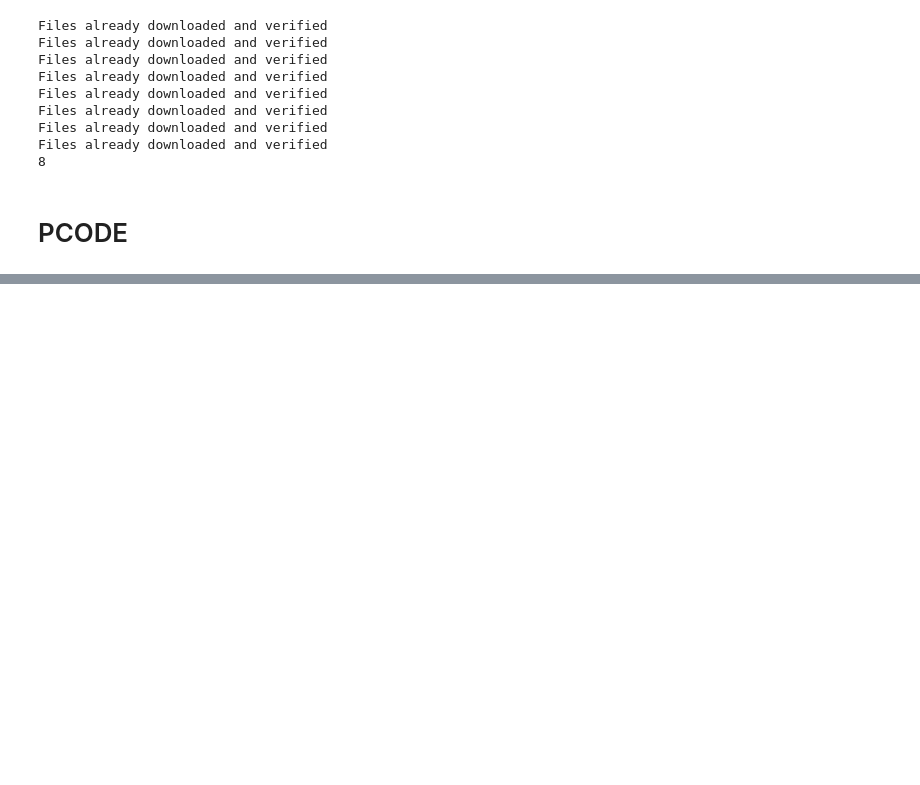
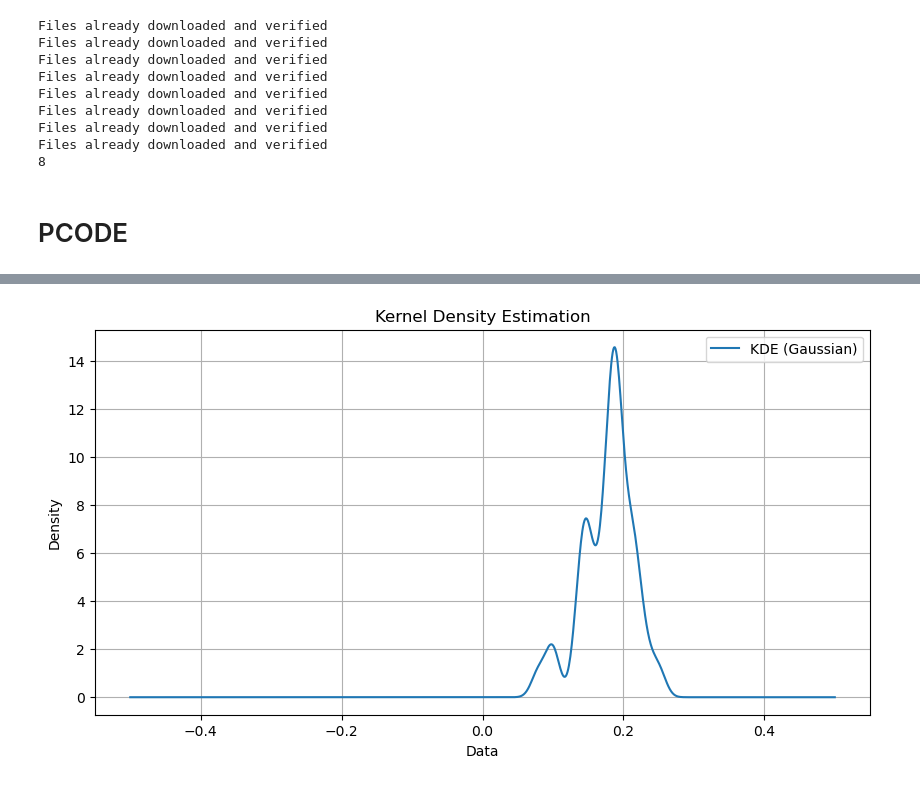
Before and after one commit to mzhyui/PHTDA-Net, a Jupyter notebook: phcluseter_v3_distance_adjust.ipynb, the cells around one changed output, grey strips where cells are left out. Saved outputs shown, nothing was run; the diff lists cells and outputs as text; code cells hidden in the pictures; blank space fills up the shorter version.

```diff
--- a/phcluseter_v3_distance_adjust.ipynb
+++ b/phcluseter_v3_distance_adjust.ipynb
@@ -450,3 +477,28 @@ total score : 1.0
+# %%
+
+
+# 生成样本数据
+X = np.array([x for x in dv_seq if x != float('Inf')])
+X = X.reshape(-1, 1)
+
+# 初始化KDE模型
+kde = KernelDensity(kernel='gaussian', bandwidth=0.01).fit(X)
+
+# 进行密度估计
+X_sample = np.linspace(-0.5, 0.5, 1000).reshape(-1, 1)
+log_dens = kde.score_samples(X_sample)
+# %%
+%matplotlib inline
+plt.figure(figsize=(10, 5))
+plt.plot(X_sample, np.exp(log_dens), label='KDE (Gaussian)')
+plt.title('Kernel Density Estimation')
+plt.xlabel('Data')
+plt.ylabel('Density')
+plt.legend()
+plt.grid(True)
+plt.show()
+# %% [output]
+[figure, added]
 # %%
 %matplotlib inline
 for corr in corr_set:
```
Also changed, not shown: parts of 5 cells of this notebook, 2 other files.
